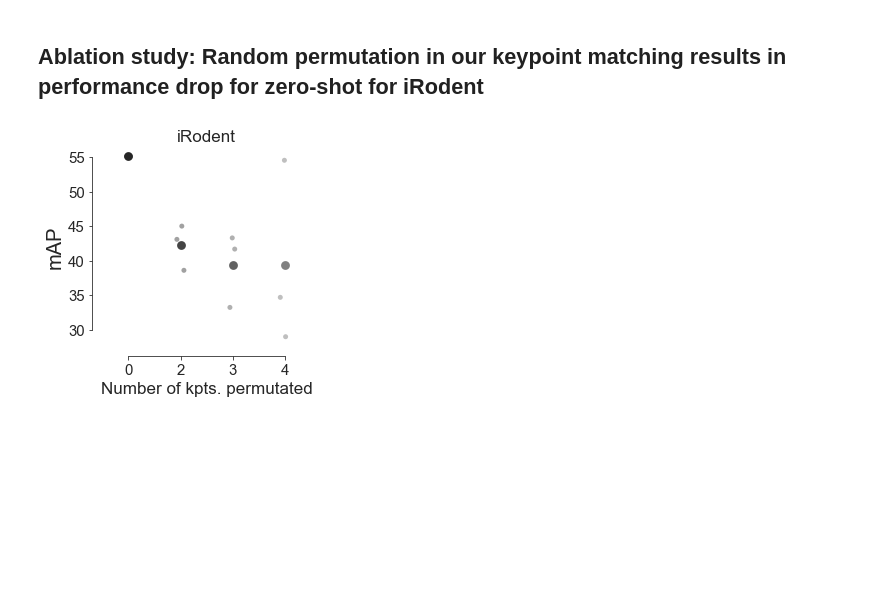
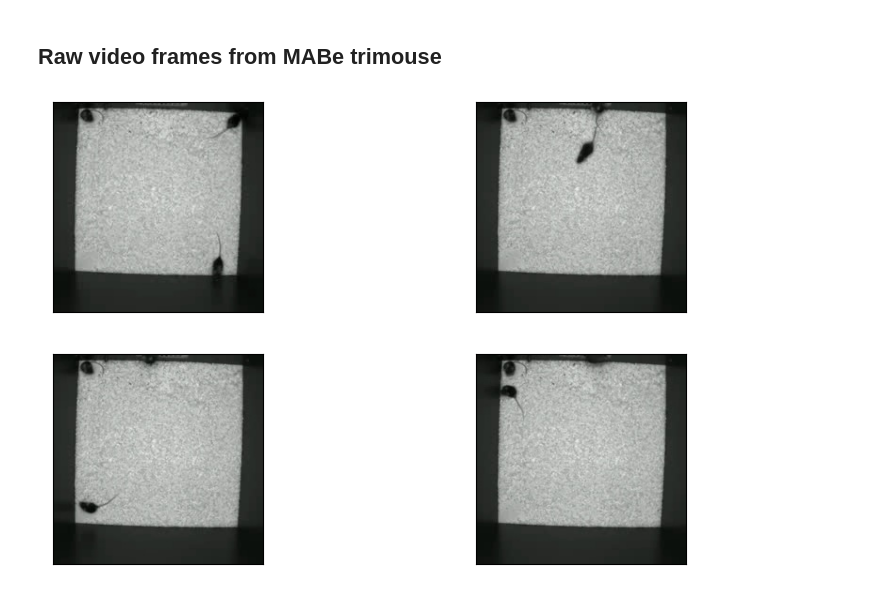
Before and after one commit to AdaptiveMotorControlLab/modelzoo-figures, a Jupyter notebook: figures/Extended_Figure7.ipynb, the cells around one changed output. Drawn from its saved outputs; the diff is of its cells as text; code cells hidden in the pictures; blank space fills up the shorter version.

```diff
--- a/figures/Extended_Figure7.ipynb
+++ b/figures/Extended_Figure7.ipynb
@@ -174,44 +20,15 @@ plt.savefig('horse10_keypoint_matching_ablation.svg', dpi = 300, transparent = T
-# %% [markdown]
-## Ablation study: Random permutation in our keypoint matching results in performance drop for zero-shot for iRodent
-# %%
-pd.set_option('display.max_columns', None)
-pd.set_option('display.max_rows', None)
-sns.set_style("ticks")
-
-df = rodent_df
-
-df.columns = ['dataset', 'shuffle', 'number of permutation', 'NE_OOD', 'mAP']
-
-fig, ax1 = plt.subplots(
-    ncols=1,
-    tight_layout=True,
-    figsize=(4, 4),
-    sharex=True,
-    sharey=True,
-)
-
-pal = 'magma_r'
-sns.pointplot(data=df, x="number of permutation", y="mAP", ax=ax1, hue='number of permutation', color='grey', errorbar=None)
-sns.stripplot(data=df, x="number of permutation", y="mAP", ax=ax1, hue='number of permutation', color='grey', alpha = .5)
-
-ax1.legend().remove()
-
-ax1.set_xlabel('')
-
-
-plt.ylabel("mAP", fontsize=20)
-
-ax1.tick_params(axis="both", which="major", labelsize=15)
-
-sns.despine(
-    left=False,
-    right=True,
-    bottom=False,
-    top=True,
-    trim=True,
-    offset={"bottom": 10, "left": 10},)
-plt.title('iRodent')
-ax1.set_xlabel('Number of kpts. permutated')
-plt.savefig('rodent_keypoint_matching_ablation.svg', dpi = 300, transparent = True)
-# %% [output]
-[figure, removed]
+# %%
+
+template = '../data/Extended_Figure7/frame_{}.jpg'
+frame_indices = [1000, 1200, 1300, 1400]
+raw_images = [template.format(index) for index in frame_indices]
+
+
+
+json_path = '../data/Extended_Figure7/XBWX0KKOQWMHE6HNY1FL.json'
+
+with open(json_path, 'r') as f:
+    json_obj = json.load(f)
+
+
+superanimal_predictions = [json_obj[str(index)] for index in frame_indices]
@@ -217,0 +140,20 @@ plt.savefig('rodent_keypoint_matching_ablation.svg', dpi = 300, transparent = Tr
+# %% [markdown]
+## Raw video frames from MABe trimouse
+# %%
+fig, axes = plt.subplots(2,2)
+
+for idx in range(4):
+    row = idx //2
+    col = idx % 2
+
+
+    file = raw_images[idx]
+    img =  mpimg.imread(file)
+    axes[row][col].imshow(img)
+    axes[row][col].set_xticks([])
+    axes[row][col].set_yticks([])
+
+fig.set_size_inches(10, 6)
+plt.show()
+# %% [output]
+[figure, added]
```
Also changed, not shown: parts of 20 cells of this notebook, 7 other files.
